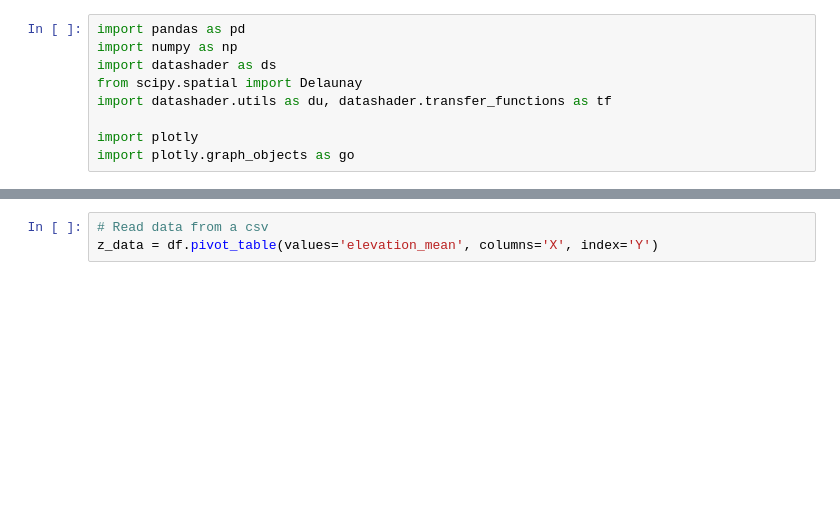
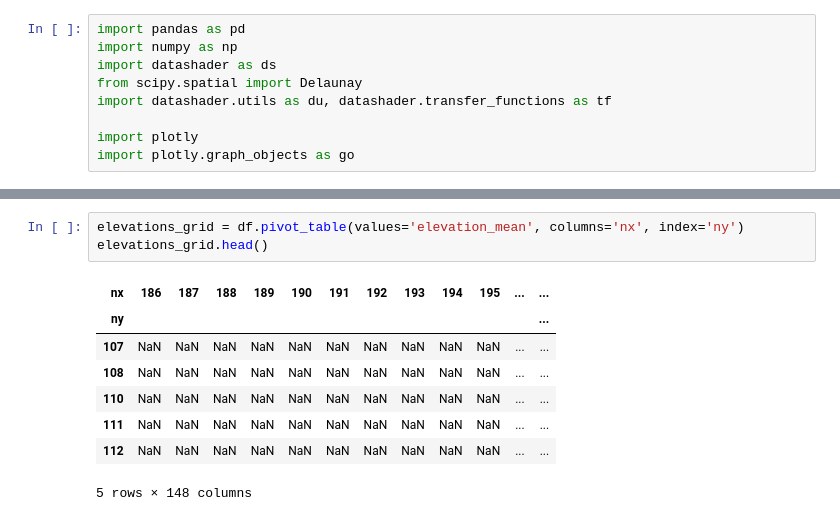
Before and after one commit to BielStela/climate_challenge, a Jupyter notebook: presentacio_viz.ipynb, the cells around one changed output, grey strips where cells are left out. Drawn from its saved outputs; the diff is of its cells as text; blank space fills up the shorter version.

```diff
--- a/presentacio_viz.ipynb
+++ b/presentacio_viz.ipynb
@@ -39,3 +25,12 @@ tf.shade(cvs.trimesh(df[['X', 'Y', 'green_co_1']], tris))
 # %%
-# Read data from a csv
-z_data = df.pivot_table(values='elevation_mean', columns='X', index='Y')
+elevations_grid = df.pivot_table(values='elevation_mean', columns='nx', index='ny')
+elevations_grid.head()
+# %% [output]
+| nx | 186 | 187 | 188 | 189 | 190 | 191 | 192 | 193 | 194 | 195 | ... | ... |
+| ny |  |  |  |  |  |  |  |  |  |  |  | ... |
+| 107 | NaN | NaN | NaN | NaN | NaN | NaN | NaN | NaN | NaN | NaN | ... | ... |
+| 108 | NaN | NaN | NaN | NaN | NaN | NaN | NaN | NaN | NaN | NaN | ... | ... |
+| 110 | NaN | NaN | NaN | NaN | NaN | NaN | NaN | NaN | NaN | NaN | ... | ... |
+| 111 | NaN | NaN | NaN | NaN | NaN | NaN | NaN | NaN | NaN | NaN | ... | ... |
+| 112 | NaN | NaN | NaN | NaN | NaN | NaN | NaN | NaN | NaN | NaN | ... | ... |
+5 rows × 148 columns
```
Also changed, not shown: parts of 11 cells of this notebook.
